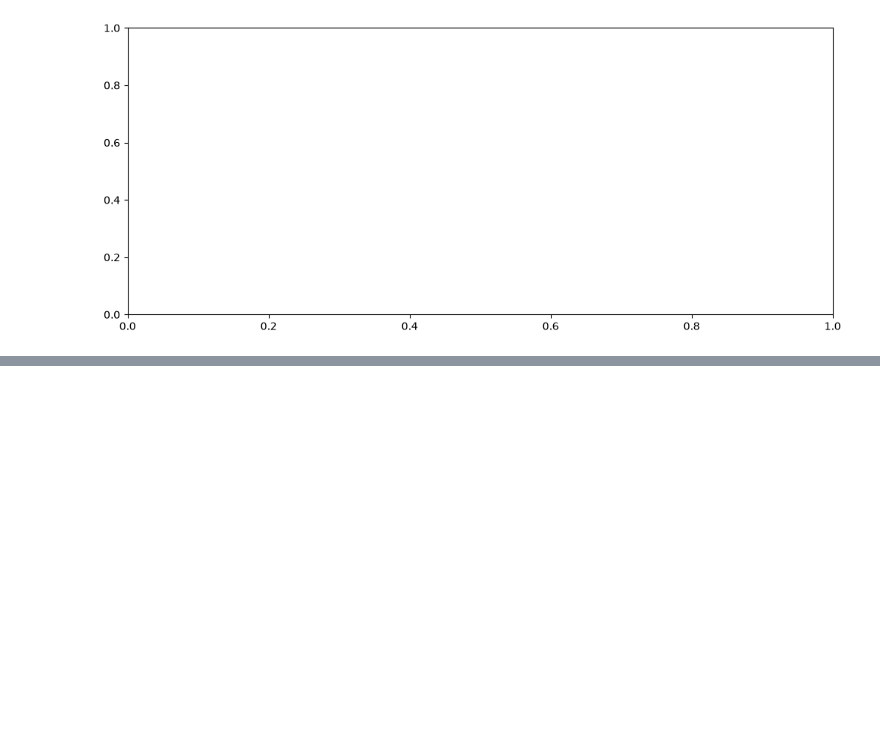
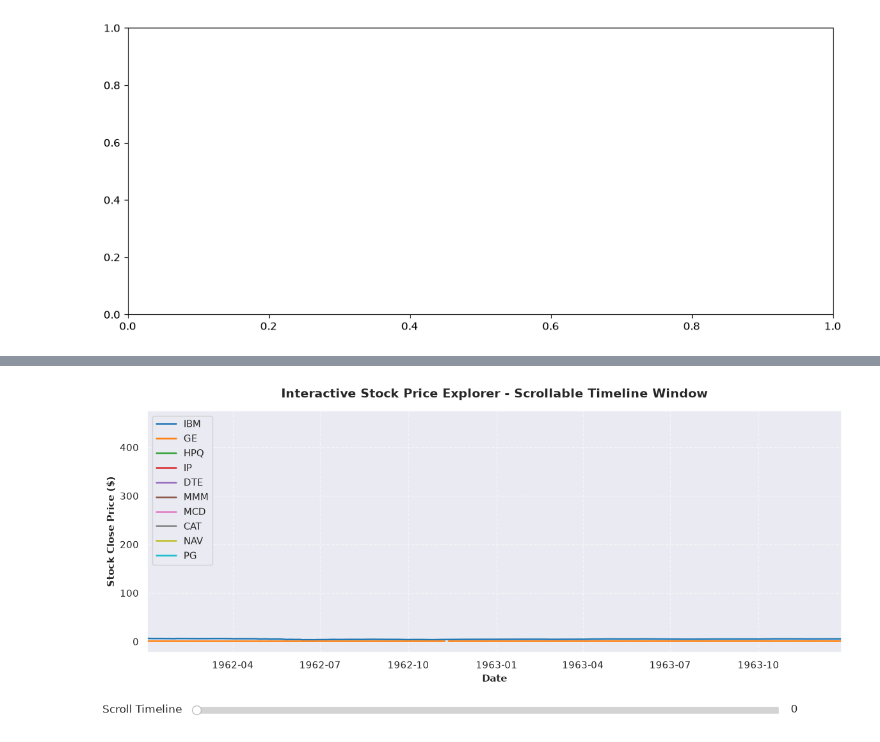
Before and after one commit to Ultra-lion/MLFromScratch, a Jupyter notebook: stock_market_data_exploration.ipynb, the cells around one changed output, grey strips where cells are left out. Saved outputs shown, nothing was run; the diff lists cells and outputs as text; code cells hidden in the pictures; blank space fills up the shorter version.

```diff
--- a/stock_market_data_exploration.ipynb
+++ b/stock_market_data_exploration.ipynb
@@ -203,0 +378,78 @@ ValueError: x and y must have same first dimension, but have shapes (1,) and (2,
+# %%
+# ==========================================
+# STEP 4: INTERACTIVE TIMELINE SLIDER
+# ==========================================
+
+from matplotlib.widgets import Slider
+
+# Select top 10 companies for clear window inspection
+top_10 = top_companies[:10]
+dates_array = pivoted_stocks.index
+window_size_days = 500  # Number of trading days in window view
+
+fig, ax = plt.subplots(figsize=(14, 6))
+plt.subplots_adjust(bottom=0.25)
+
+# Plot stock price lines
+colors = plt.cm.tab10(np.linspace(0, 1, len(top_10)))
+for idx, comp in enumerate(top_10):
+  ax.plot(
+      dates_array,
+      pivoted_stocks[comp],
+      label=comp.replace(".us.txt", "").upper(),
+      lw=1.8,
+      color=colors[idx],
+  )
+
+# Set initial view window (Day 0 to window_size_days)
+ax.set_xlim(
+    dates_array[0], dates_array[min(window_size_days, len(dates_array) - 1)]
+)
+ax.set_title(
+    "Interactive Stock Price Explorer - Scrollable Timeline Window",
+    fontsize=14,
+    weight="bold",
+    pad=15,
+)
+ax.set_xlabel("Date", fontsize=11, weight="bold")
+ax.set_ylabel("Stock Close Price ($)", fontsize=11, weight="bold")
+ax.grid(True, linestyle="--", alpha=0.5)
+ax.legend(loc="upper left")
+
+# Create slider axis widget below main plot
+ax_slider = plt.axes([0.18, 0.08, 0.65, 0.04])
+slider = Slider(
+    ax_slider,
+    label="Scroll Timeline ",
+    valmin=0,
+    valmax=len(dates_array) - window_size_days,
+    valinit=0,
+    valstep=30,  # Shifts window by 30 days per step
+    color="#2ca02c",
+)
+
+
+# Define update function for slider movement
+def update_timeline(val):
+  start_idx = int(slider.val)
+  end_idx = min(start_idx + window_size_days, len(dates_array) - 1)
+
+  # Update X-axis range
+  ax.set_xlim(dates_array[start_idx], dates_array[end_idx])
+
+  # Dynamically adjust Y-axis scaling to fit highest and lowest price in current window
+  visible_data = pivoted_stocks[top_10].iloc[start_idx:end_idx]
+  if not visible_data.dropna(how="all").empty:
+    ymax = visible_data.max().max()
+    ymin = visible_data.min().min()
+    if not np.isnan(ymin) and not np.isnan(ymax):
+      ax.set_ylim(max(0, ymin * 0.9), ymax * 1.1)
+
+  fig.canvas.draw_idle()
+
+
+# Connect slider widget to update function
+slider.on_changed(update_timeline)
+plt.show()
+# %% [output]
+[figure, added]
```
Also changed, not shown: parts of 8 cells of this notebook.
